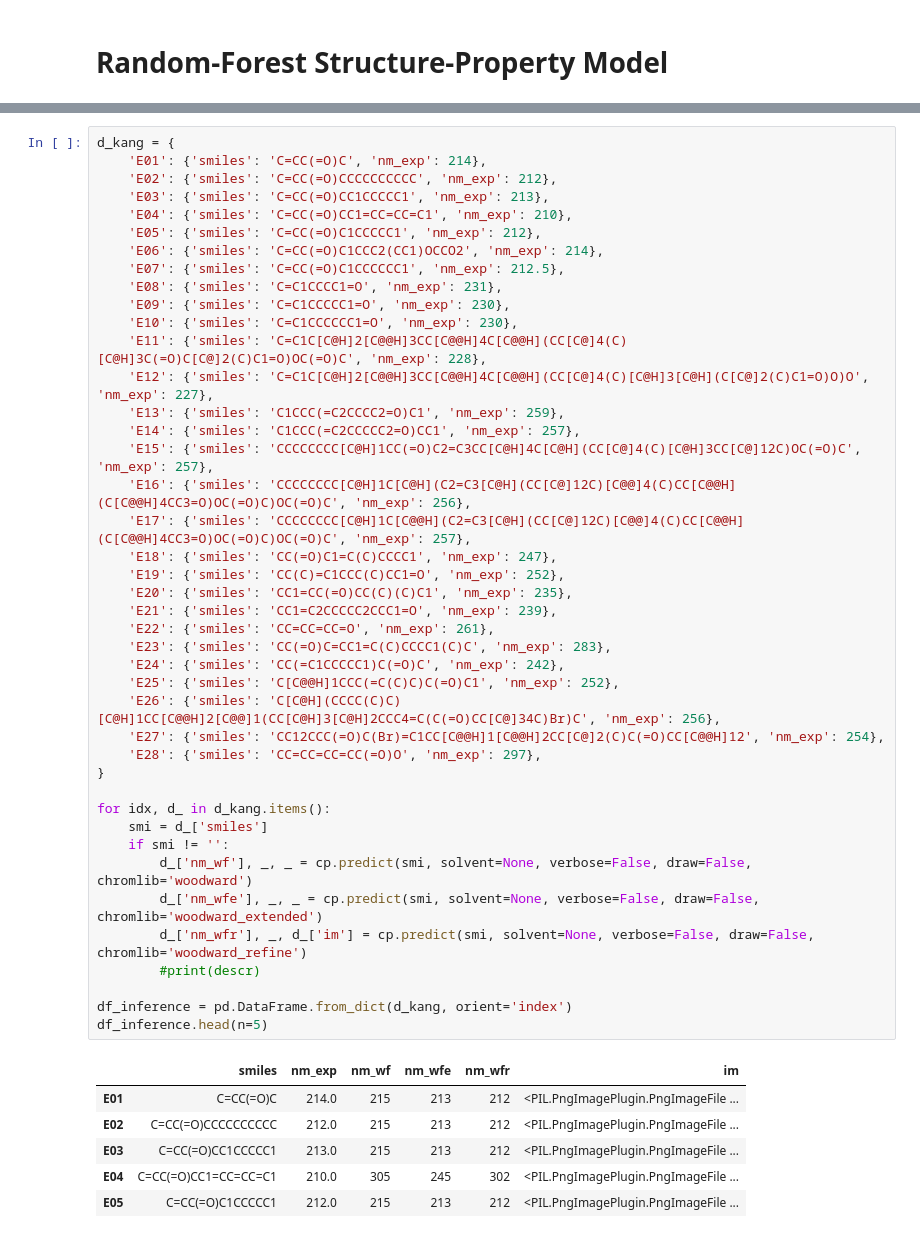
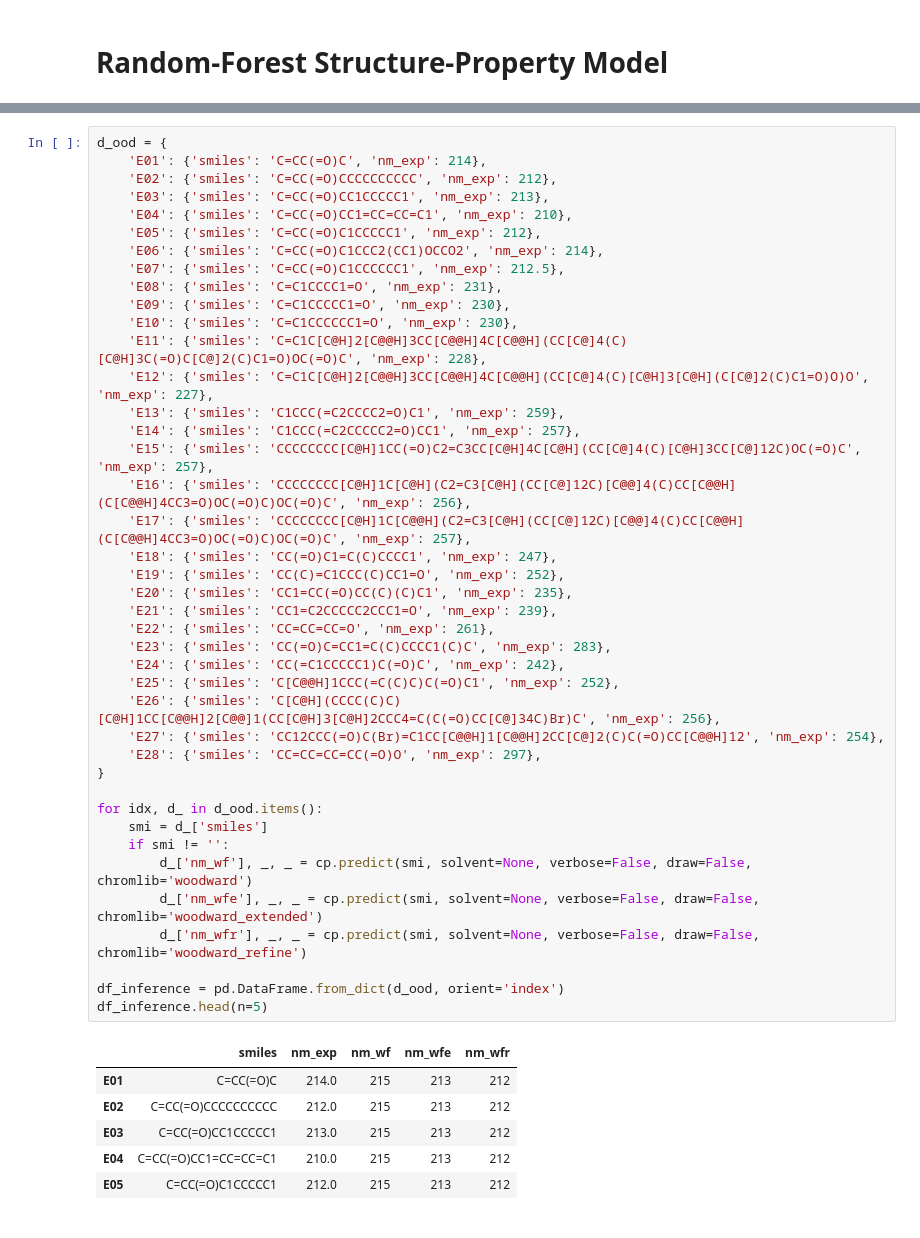
Before and after one commit to CompPhotoChem/ChromoPredict, a Jupyter notebook: examples/RF_Prediction.ipynb, the cells around one changed output, grey strips where cells are left out. Saved outputs shown, nothing was run; the diff lists cells and outputs as text.

```diff
--- a/examples/RF_Prediction.ipynb
+++ b/examples/RF_Prediction.ipynb
@@ -10,7 +15,7 @@ from rdkit import Chem
 sys.path.append('../../Woodward_Fieser_Rules-main/src/')
 import chromopredict as cp
 # %%
-d_kang = {
+d_ood = {
     'E01': {'smiles': 'C=CC(=O)C', 'nm_exp': 214},
     'E02': {'smiles': 'C=CC(=O)CCCCCCCCCC', 'nm_exp': 212},
     'E03': {'smiles': 'C=CC(=O)CC1CCCCC1', 'nm_exp': 213},
@@ -21,40 +26,39 @@ d_kang = {
     'E08': {'smiles': 'C=C1CCCC1=O', 'nm_exp': 231},
     'E09': {'smiles': 'C=C1CCCCC1=O', 'nm_exp': 230},
     'E10': {'smiles': 'C=C1CCCCCC1=O', 'nm_exp': 230},
     'E11': {'smiles': 'C=C1C[C@H]2[C@@H]3CC[C@@H]4C[C@@H](CC[C@]4(C)[C@H]3C(=O)C[C@]2(C)C1=O)OC(=O)C', 'nm_exp': 228},
     'E12': {'smiles': 'C=C1C[C@H]2[C@@H]3CC[C@@H]4C[C@@H](CC[C@]4(C)[C@H]3[C@H](C[C@]2(C)C1=O)O)O', 'nm_exp': 227},
     'E13': {'smiles': 'C1CCC(=C2CCCC2=O)C1', 'nm_exp': 259},
     'E14': {'smiles': 'C1CCC(=C2CCCCC2=O)CC1', 'nm_exp': 257},
     'E15': {'smiles': 'CCCCCCCC[C@H]1CC(=O)C2=C3CC[C@H]4C[C@H](CC[C@]4(C)[C@H]3CC[C@]12C)OC(=O)C', 'nm_exp': 257},
     'E16': {'smiles': 'CCCCCCCC[C@H]1C[C@H](C2=C3[C@H](CC[C@]12C)[C@@]4(C)CC[C@@H](C[C@@H]4CC3=O)OC(=O)C)OC(=O)C', 'nm_exp': 256},
     'E17': {'smiles': 'CCCCCCCC[C@H]1C[C@@H](C2=C3[C@H](CC[C@]12C)[C@@]4(C)CC[C@@H](C[C@@H]4CC3=O)OC(=O)C)OC(=O)C', 'nm_exp': 257},
     'E18': {'smiles': 'CC(=O)C1=C(C)CCCC1', 'nm_exp': 247},
     'E19': {'smiles': 'CC(C)=C1CCC(C)CC1=O', 'nm_exp': 252},
     'E20': {'smiles': 'CC1=CC(=O)CC(C)(C)C1', 'nm_exp': 235},
     'E21': {'smiles': 'CC1=C2CCCCC2CCC1=O', 'nm_exp': 239},
     'E22': {'smiles': 'CC=CC=CC=O', 'nm_exp': 261},
     'E23': {'smiles': 'CC(=O)C=CC1=C(C)CCCC1(C)C', 'nm_exp': 283},
     'E24': {'smiles': 'CC(=C1CCCCC1)C(=O)C', 'nm_exp': 242},
     'E25': {'smiles': 'C[C@@H]1CCC(=C(C)C)C(=O)C1', 'nm_exp': 252},
     'E26': {'smiles': 'C[C@H](CCCC(C)C)[C@H]1CC[C@@H]2[C@@]1(CC[C@H]3[C@H]2CCC4=C(C(=O)CC[C@]34C)Br)C', 'nm_exp': 256},
     'E27': {'smiles': 'CC12CCC(=O)C(Br)=C1CC[C@@H]1[C@@H]2CC[C@]2(C)C(=O)CC[C@@H]12', 'nm_exp': 254},
     'E28': {'smiles': 'CC=CC=CC=CC(=O)O', 'nm_exp': 297},
 }
 
-for idx, d_ in d_kang.items():
+for idx, d_ in d_ood.items():
     smi = d_['smiles']
     if smi != '':
         d_['nm_wf'], _, _ = cp.predict(smi, solvent=None, verbose=False, draw=False, chromlib='woodward')
         d_['nm_wfe'], _, _ = cp.predict(smi, solvent=None, verbose=False, draw=False, chromlib='woodward_extended')
-        d_['nm_wfr'], _, d_['im'] = cp.predict(smi, solvent=None, verbose=False, draw=False, chromlib='woodward_refine')
-        #print(descr)
+        d_['nm_wfr'], _, _ = cp.predict(smi, solvent=None, verbose=False, draw=False, chromlib='woodward_refine')
 
-df_inference = pd.DataFrame.from_dict(d_kang, orient='index')
+df_inference = pd.DataFrame.from_dict(d_ood, orient='index')
 df_inference.head(n=5)
 # %% [output]
-|  | smiles | nm_exp | nm_wf | nm_wfe | nm_wfr | im |
-| E01 | C=CC(=O)C | 214.0 | 215 | 213 | 212 | <PIL.PngImagePlugin.PngImageFile ... |
-| E02 | C=CC(=O)CCCCCCCCCC | 212.0 | 215 | 213 | 212 | <PIL.PngImagePlugin.PngImageFile ... |
-| E03 | C=CC(=O)CC1CCCCC1 | 213.0 | 215 | 213 | 212 | <PIL.PngImagePlugin.PngImageFile ... |
-| E04 | C=CC(=O)CC1=CC=CC=C1 | 210.0 | 305 | 245 | 302 | <PIL.PngImagePlugin.PngImageFile ... |
-| E05 | C=CC(=O)C1CCCCC1 | 212.0 | 215 | 213 | 212 | <PIL.PngImagePlugin.PngImageFile ... |
+|  | smiles | nm_exp | nm_wf | nm_wfe | nm_wfr |
+| E01 | C=CC(=O)C | 214.0 | 215 | 213 | 212 |
+| E02 | C=CC(=O)CCCCCCCCCC | 212.0 | 215 | 213 | 212 |
+| E03 | C=CC(=O)CC1CCCCC1 | 213.0 | 215 | 213 | 212 |
+| E04 | C=CC(=O)CC1=CC=CC=C1 | 210.0 | 215 | 213 | 212 |
+| E05 | C=CC(=O)C1CCCCC1 | 212.0 | 215 | 213 | 212 |
```
Also changed, not shown: parts of 39 cells of this notebook, 1 other file.
